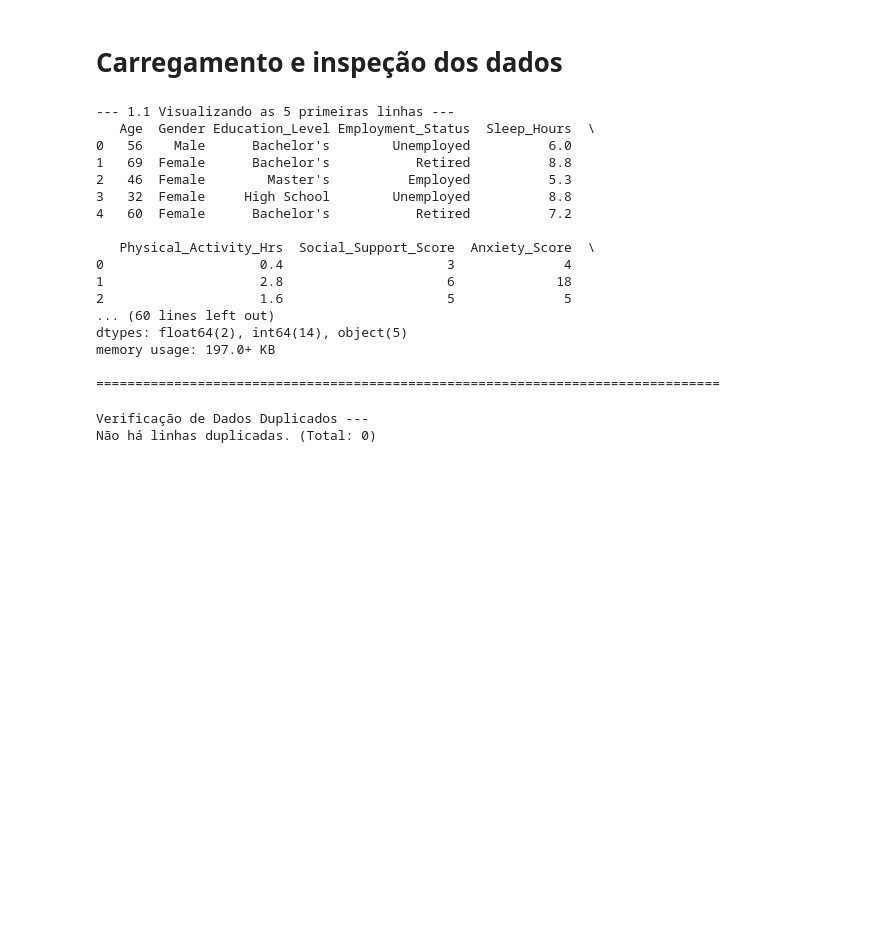
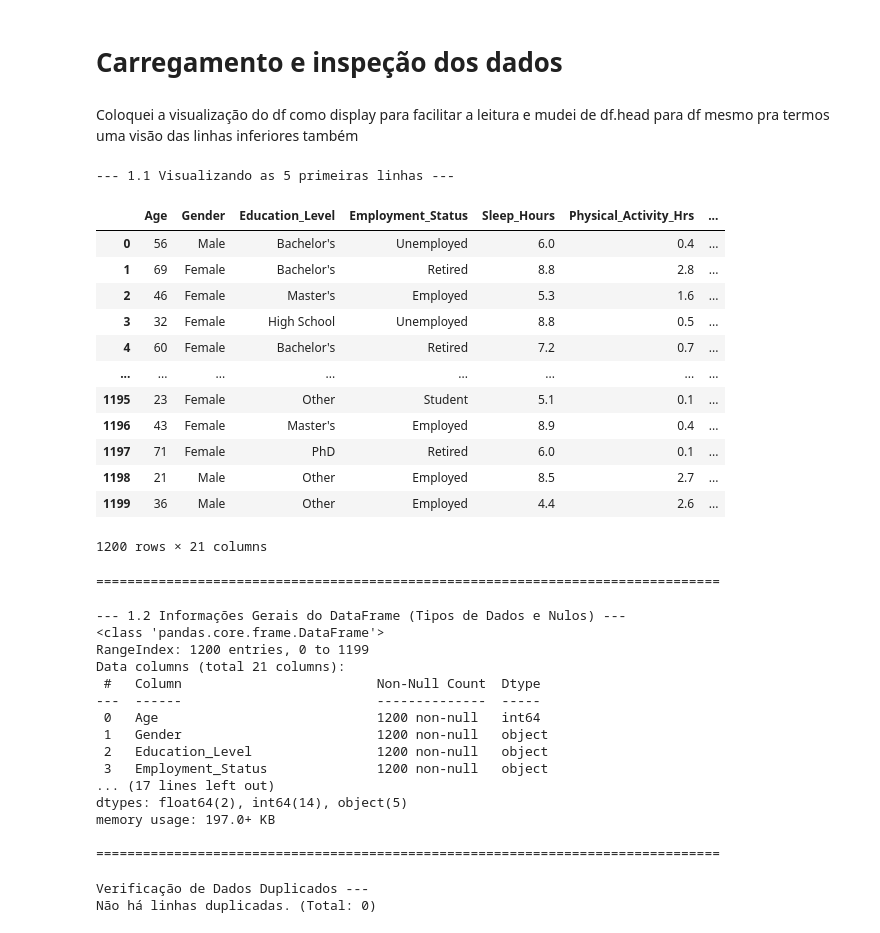
Before and after one commit to anandaesteves/projeto_saudemental, a Jupyter notebook: Projeto Saude Mental.ipynb, the cells around one changed output. Cells and saved outputs as stored; diff of their text form; code cells hidden in the pictures; blank space fills up the shorter version.

```diff
--- a/Projeto Saude Mental.ipynb
+++ b/Projeto Saude Mental.ipynb
@@ -38,33 +52,49 @@ sns.set_style('whitegrid')
 plt.style.use('seaborn-v0_8-darkgrid')
 # %% [markdown]
 # Carregamento e inspeção dos dados #
+# %% [markdown]
+Coloquei a visualização do df como display para facilitar a leitura e mudei de df.head para df mesmo pra termos uma visão das linhas inferiores também
 # %%
 if not df.empty:
     print("\n--- 1.1 Visualizando as 5 primeiras linhas ---")
-    print(df.head())
+    display(df)
 
     print("\n" + "="*80 + "\n")
 
     print("--- 1.2 Informações Gerais do DataFrame (Tipos de Dados e Nulos) ---")
     df.info()
 
     print("\n" + "="*80 + "\n")
 # %% [output]
 --- 1.1 Visualizando as 5 primeiras linhas ---
-   Age  Gender Education_Level Employment_Status  Sleep_Hours  \
-0   56    Male      Bachelor's        Unemployed          6.0
-1   69  Female      Bachelor's           Retired          8.8
-2   46  Female        Master's          Employed          5.3
-3   32  Female     High School        Unemployed          8.8
-4   60  Female      Bachelor's           Retired          7.2
-
-   Physical_Activity_Hrs  Social_Support_Score  Anxiety_Score  \
-0                    0.4                     3              4
-1                    2.8                     6             18
-2                    1.6                     5              5
-... (60 lines left out)
-dtypes: float64(2), int64(14), object(5)
-memory usage: 197.0+ KB
-
-================================================================================
+|  | Age | Gender | Education_Level | Employment_Status | Sleep_Hours | Physical_Activity_Hrs | ... |
+| 0 | 56 | Male | Bachelor's | Unemployed | 6.0 | 0.4 | ... |
+| 1 | 69 | Female | Bachelor's | Retired | 8.8 | 2.8 | ... |
+| 2 | 46 | Female | Master's | Employed | 5.3 | 1.6 | ... |
+| 3 | 32 | Female | High School | Unemployed | 8.8 | 0.5 | ... |
+| 4 | 60 | Female | Bachelor's | Retired | 7.2 | 0.7 | ... |
+| ... | ... | ... | ... | ... | ... | ... | ... |
+| 1195 | 23 | Female | Other | Student | 5.1 | 0.1 | ... |
+| 1196 | 43 | Female | Master's | Employed | 8.9 | 0.4 | ... |
+| 1197 | 71 | Female | PhD | Retired | 6.0 | 0.1 | ... |
+| 1198 | 21 | Male | Other | Employed | 8.5 | 2.7 | ... |
+| 1199 | 36 | Male | Other | Employed | 4.4 | 2.6 | ... |
+1200 rows × 21 columns
+================================================================================
+
+--- 1.2 Informações Gerais do DataFrame (Tipos de Dados e Nulos) ---
+<class 'pandas.core.frame.DataFrame'>
+RangeIndex: 1200 entries, 0 to 1199
+Data columns (total 21 columns):
+ #   Column                         Non-Null Count  Dtype
+---  ------                         --------------  -----
+ 0   Age                            1200 non-null   int64
+ 1   Gender                         1200 non-null   object
+ 2   Education_Level                1200 non-null   object
+ 3   Employment_Status              1200 non-null   object
+... (17 lines left out)
+dtypes: float64(2), int64(14), object(5)
+memory usage: 197.0+ KB
+
+================================================================================
 # %%
```
Also changed, not shown: parts of 31 cells of this notebook.
